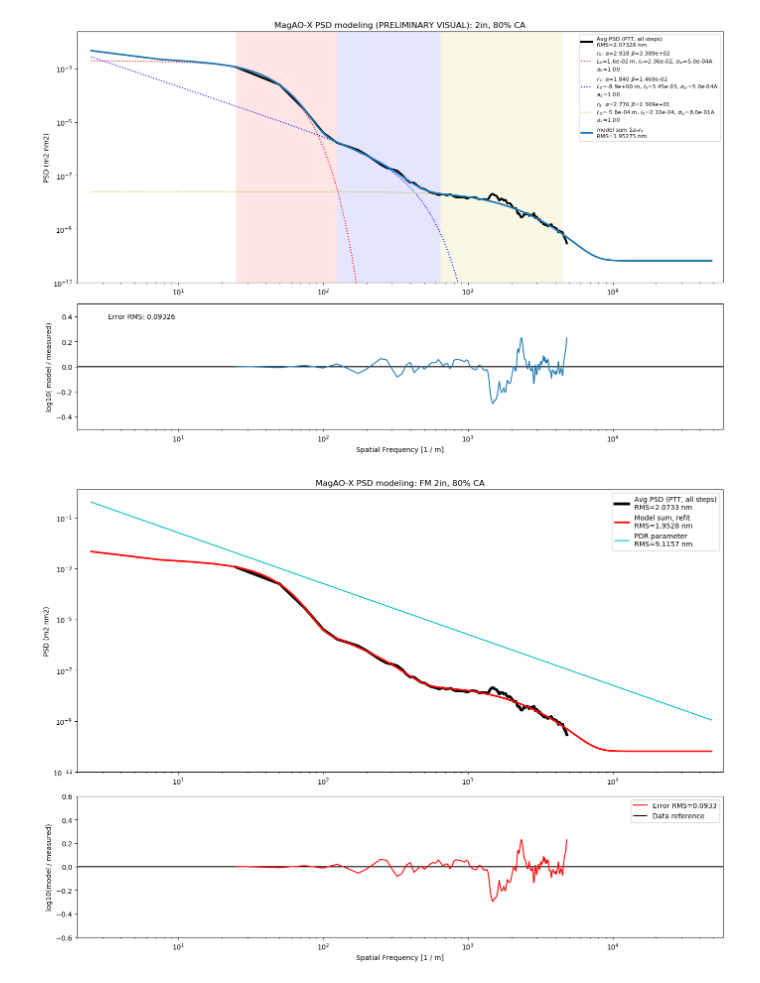
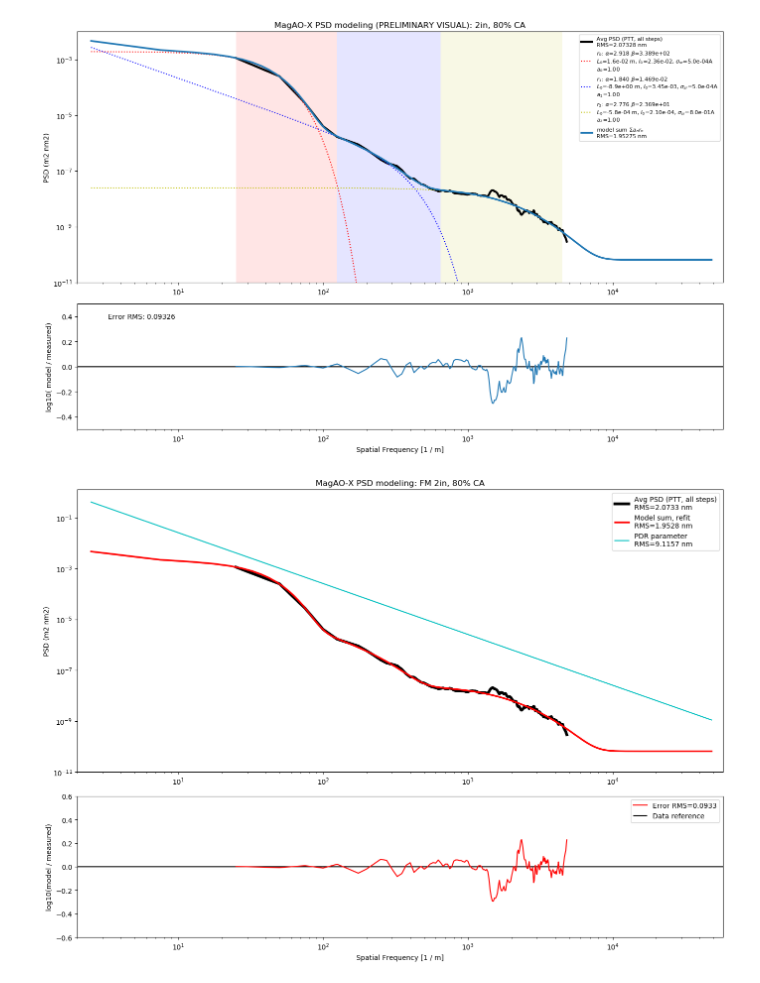
Before and after one commit to magao-x/magaox_poppy, a Jupyter notebook: PSD/PSDmodel_fm_2inch.ipynb, the cells around one changed output. Drawn from its saved outputs; the diff is of its cells as text; code cells hidden in the pictures.

Commit message:
PSD model notebooks for unglued flat mirrors

```diff
--- a/PSD/PSDmodel_fm_2inch.ipynb
+++ b/PSD/PSDmodel_fm_2inch.ipynb
@@ -96,4 +117,4 @@ Wall time: 1.29 s
 # %%
-psd.plot_model2(mdl_set, ms_refit, avg_psd, opt_parms)
+psd.plot_model2(mdl_set, ms_refit, avg_psd, opt_parms, psd_range=[1e-2, 1e-11])
 # %% [output]
-[figure, old version]
+[figure, new version]
```
Also changed, not shown: parts of 9 cells of this notebook, 1 other file.
